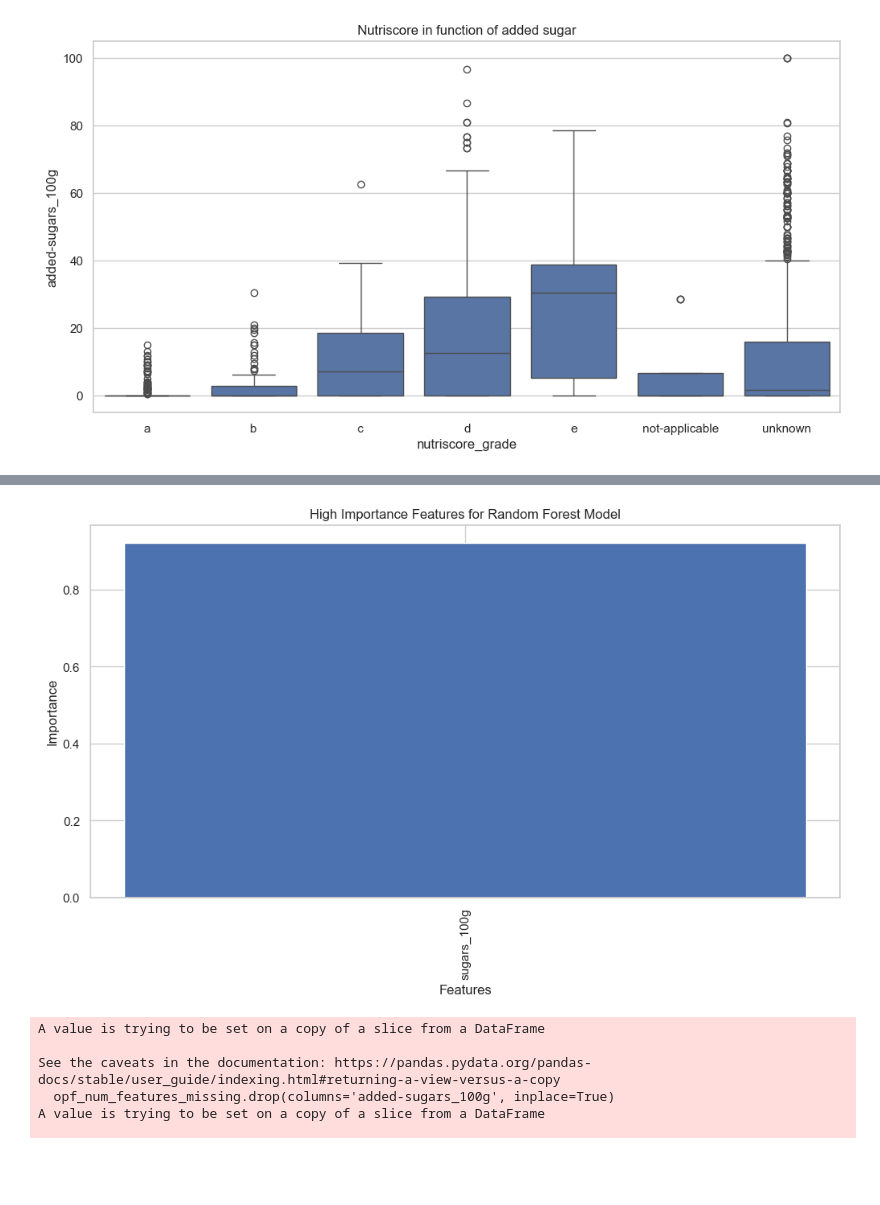
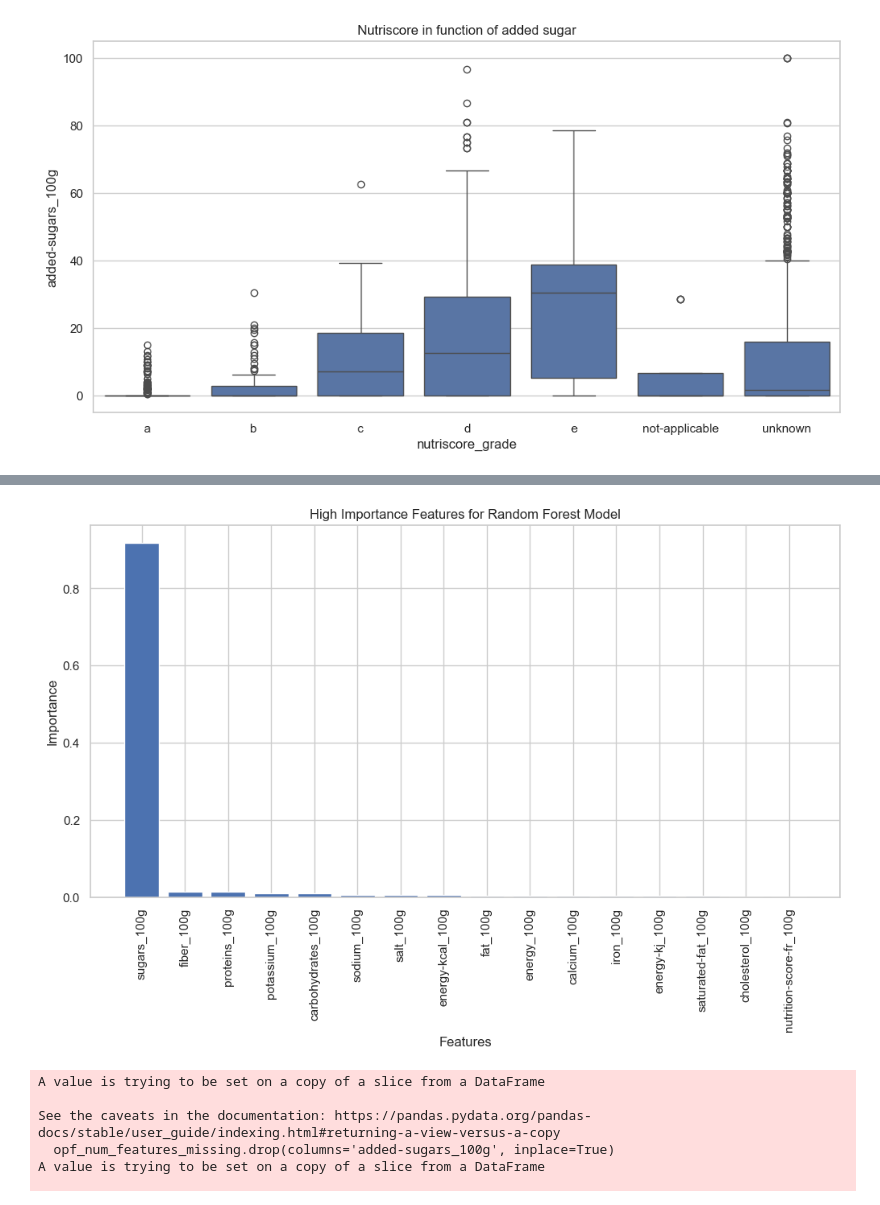
Before and after one commit to baslia/nutri_score, a Jupyter notebook: notebooks/added_sugar.ipynb, the cells around one changed output, grey strips where cells are left out. Saved outputs shown, nothing was run; the diff lists cells and outputs as text; code cells hidden in the pictures; blank space fills up the shorter version.

```diff
--- a/notebooks/added_sugar.ipynb
+++ b/notebooks/added_sugar.ipynb
@@ -1,6 +1,6 @@
 # %%
 import pandas as pd
 # %%
-sample = None
+sample = 100_000
 opf_data = pd.read_csv('/Users/baslad01/data_dump/openfoodfacts/product_data/en.openfoodfacts.org.products.csv', sep='\t', encoding='utf-8', on_bad_lines='skip', nrows=sample)
 opf_data.head()
@@ -101,0 +101,23 @@ See the caveats in the documentation: https://pandas.pydata.org/pandas-docs/stab
+# %%
+# Filter the added sugar column
+added_sugar = opf_num_features['added-sugars_100g']
+
+# Remove the added sugar column
+opf_num_features.drop(columns='added-sugars_100g', inplace=True)
+
+# Split the data into training and test sets
+X_train, X_test, y_train, y_test = train_test_split(opf_num_features, added_sugar, test_size=0.2, random_state=11)
+
+# Initialize the models
+models = {
+    'Linear Regression': LinearRegression(),
+    'Random Forest': RandomForestRegressor(n_estimators=100, random_state=11),
+    'Support Vector Regressor': SVR(),
+    'K-Neighbors Regressor': KNeighborsRegressor()
+}
+
+# Train the models and predict the values
+predictions = {}
+for name, model in models.items():
+    model.fit(X_train, y_train)
+    predictions[name] = model.predict(X_test)
@@ -155,32 +193,32 @@ Best model based on MSE: Random Forest
 # %%
 # Plot the feature importances for the Random Forest model
 import numpy as np
 # Set a threshold for feature importance
-threshold = 0.02
+threshold = 0.0001
 
 # Get the feature importances from the Random Forest model
 importances = models['Random Forest'].feature_importances_
 
 # Filter the features based on the threshold
 high_importance_indices = np.where(importances > threshold)[0]
 high_importance_features = X_train.columns[high_importance_indices]
 high_importance_values = importances[high_importance_indices]
 
 # Sort the features by importance
 sorted_indices = np.argsort(high_importance_values)[::-1]
 high_importance_features = high_importance_features[sorted_indices]
 high_importance_values = high_importance_values[sorted_indices]
 
 # Plot the high importance features
 plt.figure(figsize=(12, 6))
 plt.bar(high_importance_features, high_importance_values)
 plt.xlabel('Features')
 plt.ylabel('Importance')
 plt.title('High Importance Features for Random Forest Model')
 plt.xticks(rotation=90)
 plt.show()
 # %% [output]
-[figure, old version]
+[figure, new version]
 # %%
 # Predict the added sugar value for rest of the data, using the best model
 # Filter the data where added sugar is missing
```
Also changed, not shown: parts of 8 cells of this notebook.
